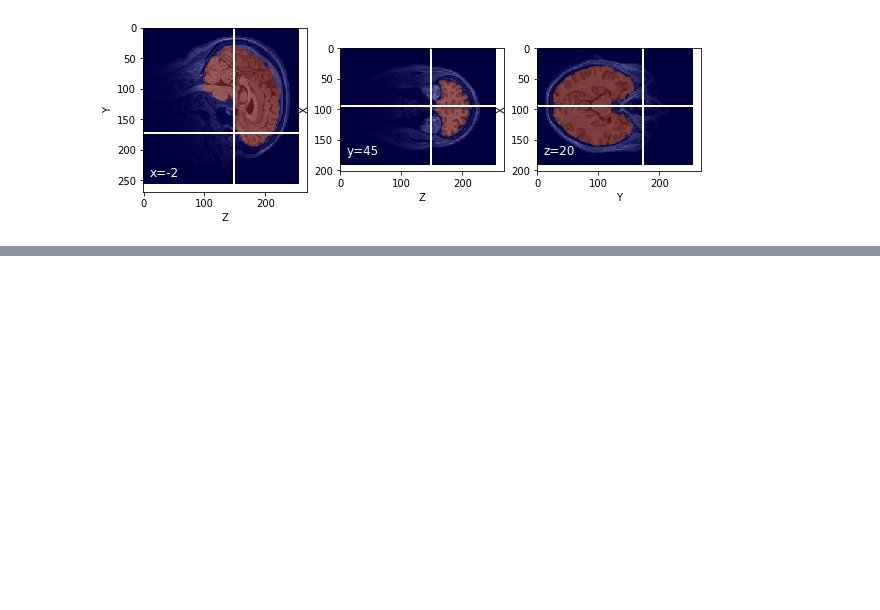
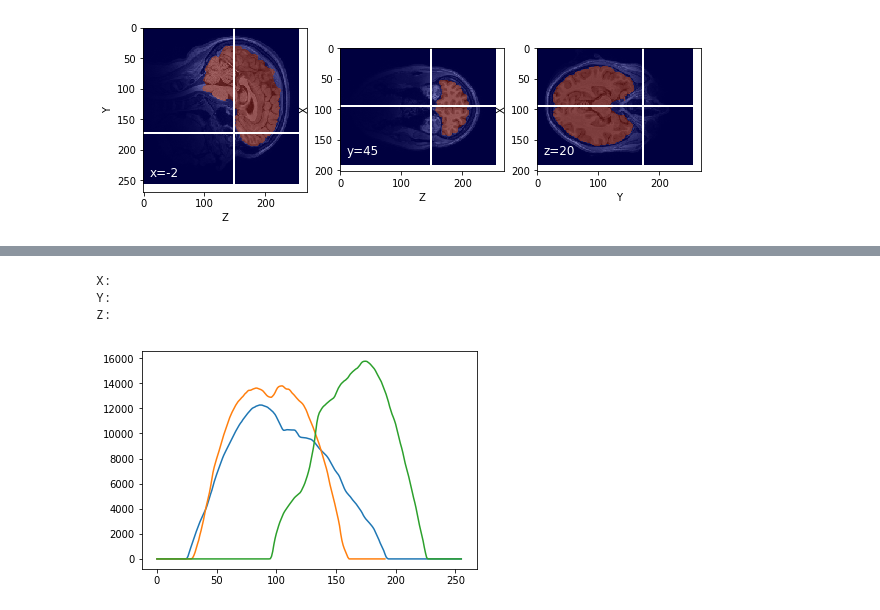
Before and after one commit to sapols/bai-book, a Jupyter notebook: content/labs/lab-image/index.ipynb, the cells around one changed output, grey strips where cells are left out. Saved outputs shown, nothing was run; the diff lists cells and outputs as text; code cells hidden in the pictures; blank space fills up the shorter version.

```diff
--- a/content/labs/lab-image/index.ipynb
+++ b/content/labs/lab-image/index.ipynb
@@ -284,0 +307,26 @@ ShowLocationWithMask(data, -2, 45, 20, mask)
+# %%
+def plotBrainVoxelsInAxis(mask, axis):
+    if axis == 'x':
+        mask_np = mask.get_fdata()
+        brain_counts = mask_np.sum((0,2))
+        plt.plot(brain_counts)
+    if axis == 'y':
+        mask_np = mask.get_fdata()
+        brain_counts = mask_np.sum((1,2))
+        plt.plot(brain_counts)
+    if axis == 'z':
+        mask_np = mask.get_fdata()
+        brain_counts = mask_np.sum((0,1))
+        plt.plot(brain_counts)
+
+print("X:")
+plotBrainVoxelsInAxis(mask, 'x')
+print("Y:")
+plotBrainVoxelsInAxis(mask, 'y')
+print("Z:")
+plotBrainVoxelsInAxis(mask, 'z')
+# %% [output]
+X:
+Y:
+Z:
+[figure, added]
```
Also changed, not shown: parts of 8 cells of this notebook.
